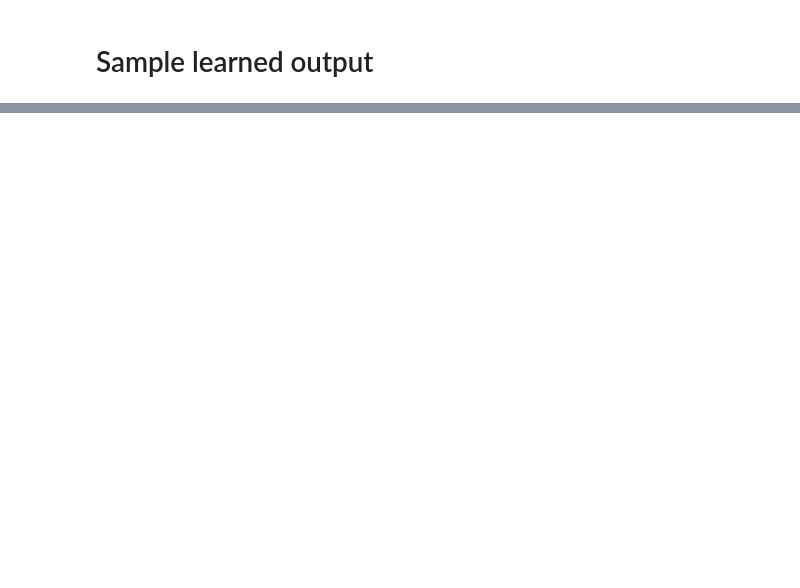
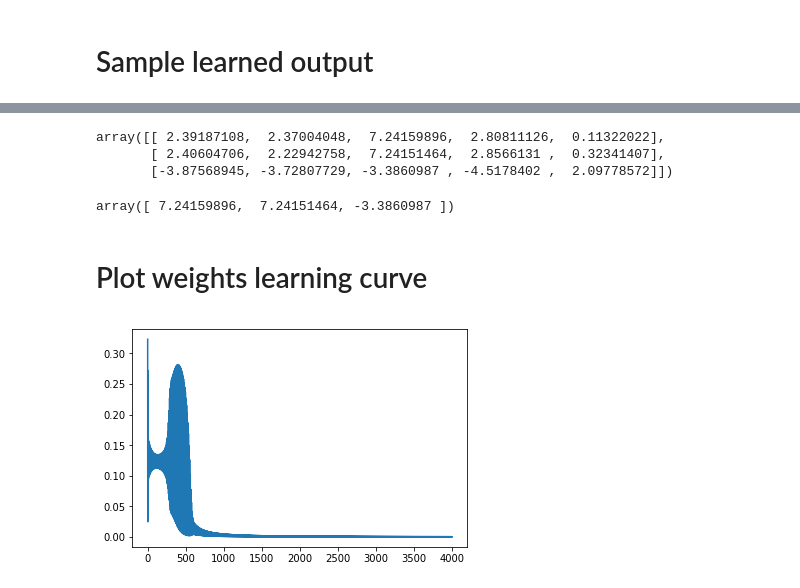
Before and after one commit to etzimopoulos/COURSE-DSDJ-Zero-to-Deep-Dive-ML, a Jupyter notebook: Week 4 HW - XOR Neural Network.ipynb, the cells around one changed output, grey strips where cells are left out. Drawn from its saved outputs; the diff is of its cells as text; code cells hidden in the pictures; blank space fills up the shorter version.

```diff
--- a/Week 4 HW - XOR Neural Network.ipynb
+++ b/Week 4 HW - XOR Neural Network.ipynb
@@ -137,0 +235,23 @@ print(a_o)
+# %%
+len(w01_list)
+w01
+# %% [output]
+array([[ 2.39187108,  2.37004048,  7.24159896,  2.80811126,  0.11322022],
+       [ 2.40604706,  2.22942758,  7.24151464,  2.8566131 ,  0.32341407],
+       [-3.87568945, -3.72807729, -3.3860987 , -4.5178402 ,  2.09778572]])
+# %%
+w01[:,2]
+# %% [output]
+array([ 7.24159896,  7.24151464, -3.3860987 ])
+# %% [markdown]
+
+# Plot weights learning curve
+# %%
+
+#for row in w01[:]
+
+plt.plot(E_o_total)
+#plt.axis([0, epochs, 0, 100])
+plt.show()
+# %% [output]
+[figure, added]
```
Also changed, not shown: parts of 15 cells of this notebook.
